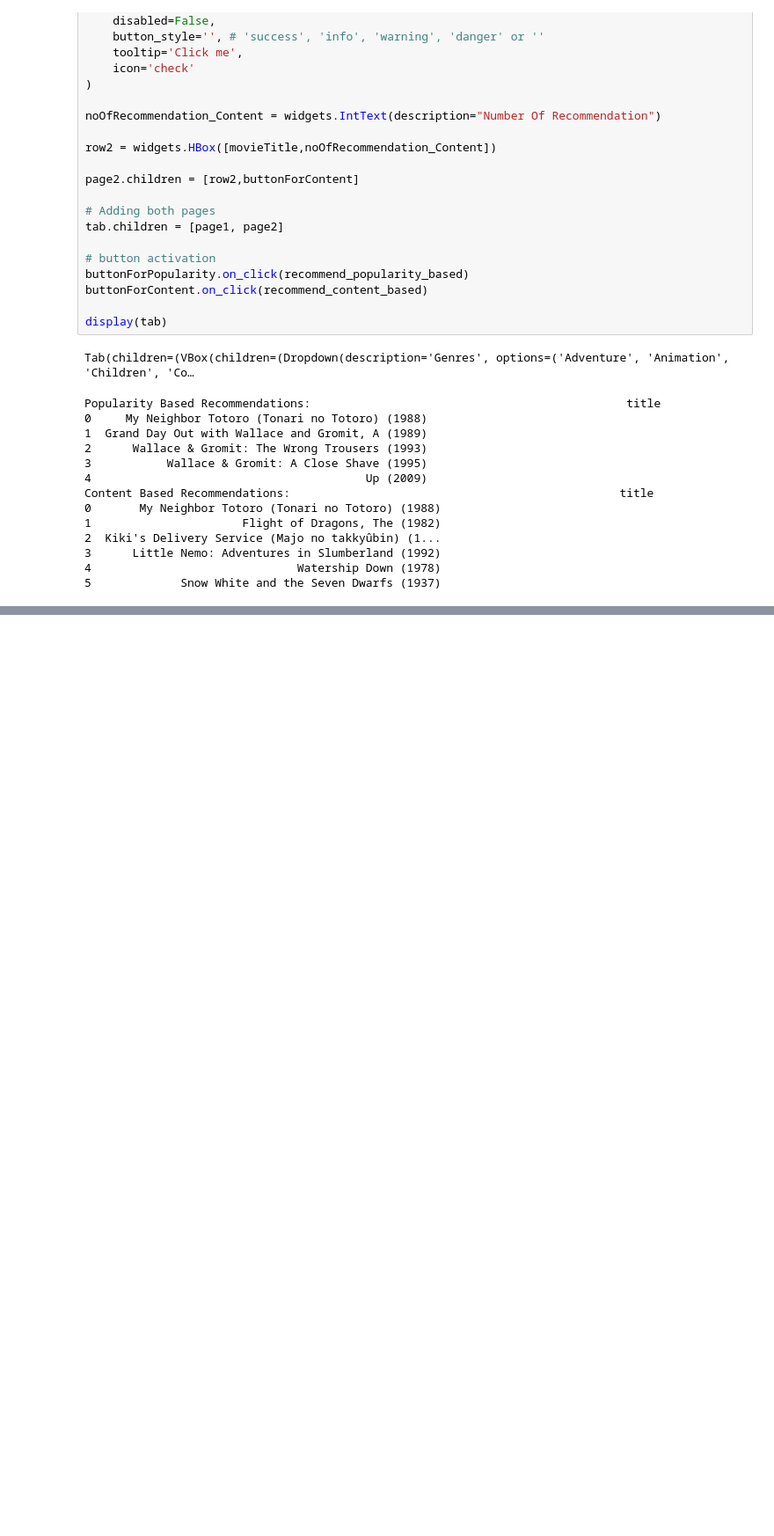
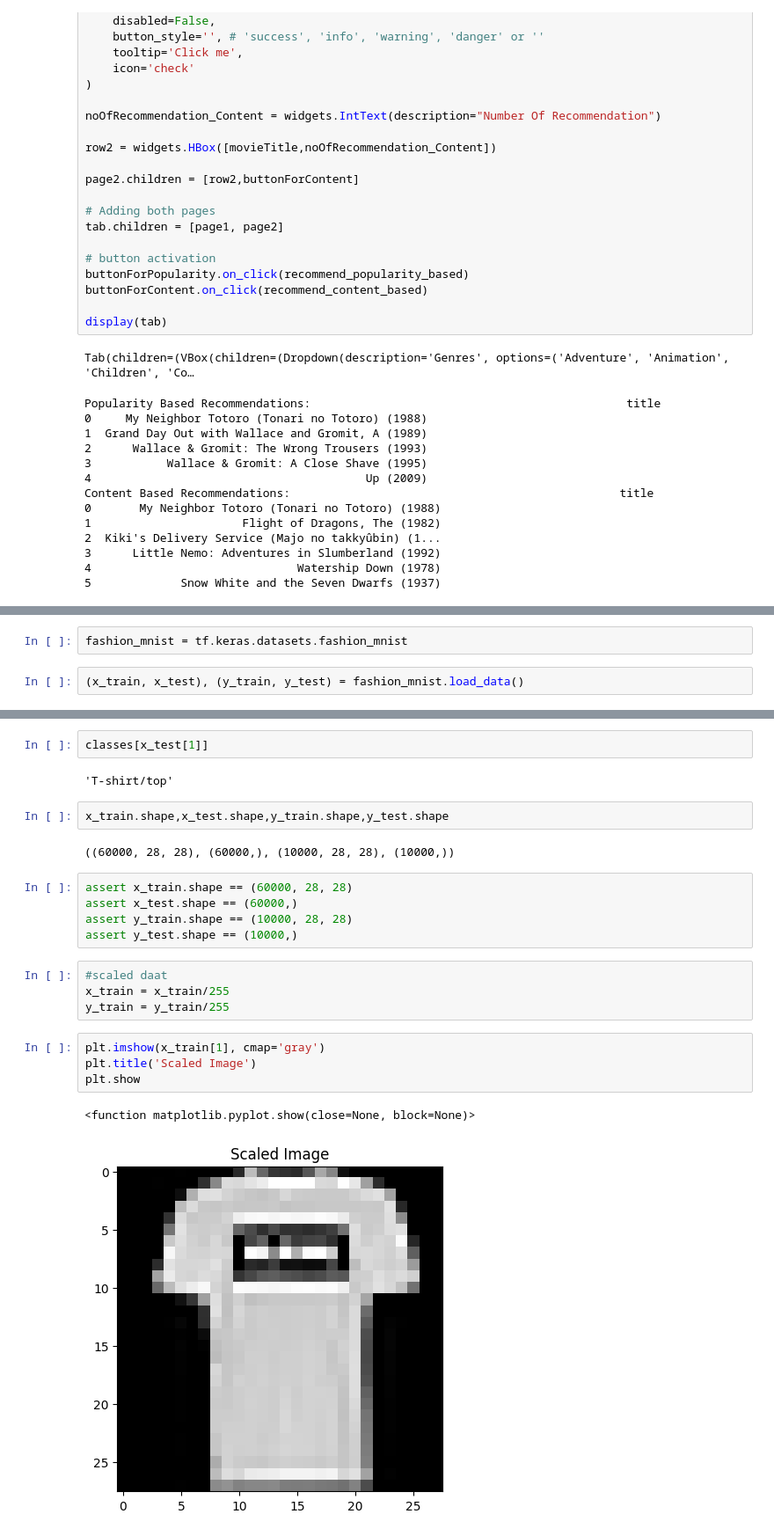
Before and after one commit to Anonymous3017/AI-ML-Training, a Jupyter notebook: Day_15_Ayush_Track_2.ipynb, the cells around one changed output, grey strips where cells are left out. Shown at 88% size. Saved outputs shown, nothing was run; the diff lists cells and outputs as text; blank space fills up the shorter version.

```diff
--- a/Day_15_Ayush_Track_2.ipynb
+++ b/Day_15_Ayush_Track_2.ipynb
@@ -479,0 +517,4 @@ Content Based Recommendations:                                                ti
+# %%
+fashion_mnist = tf.keras.datasets.fashion_mnist
+# %%
+(x_train, x_test), (y_train, y_test) = fashion_mnist.load_data()
@@ -479,0 +547,24 @@ Content Based Recommendations:                                                ti
+# %%
+classes[x_test[1]]
+# %% [output]
+'T-shirt/top'
+# %%
+x_train.shape,x_test.shape,y_train.shape,y_test.shape
+# %% [output]
+((60000, 28, 28), (60000,), (10000, 28, 28), (10000,))
+# %%
+assert x_train.shape == (60000, 28, 28)
+assert x_test.shape == (60000,)
+assert y_train.shape == (10000, 28, 28)
+assert y_test.shape == (10000,)
+# %%
+#scaled daat
+x_train = x_train/255
+y_train = y_train/255
+# %%
+plt.imshow(x_train[1], cmap='gray')
+plt.title('Scaled Image')
+plt.show
+# %% [output]
+<function matplotlib.pyplot.show(close=None, block=None)>
+[figure, added]
```
Also changed, not shown: parts of 16 cells of this notebook.
